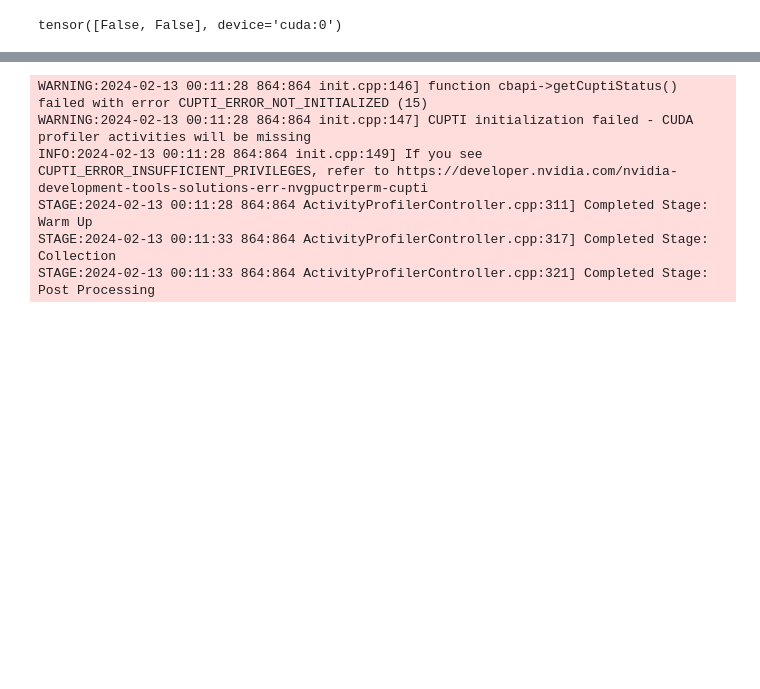
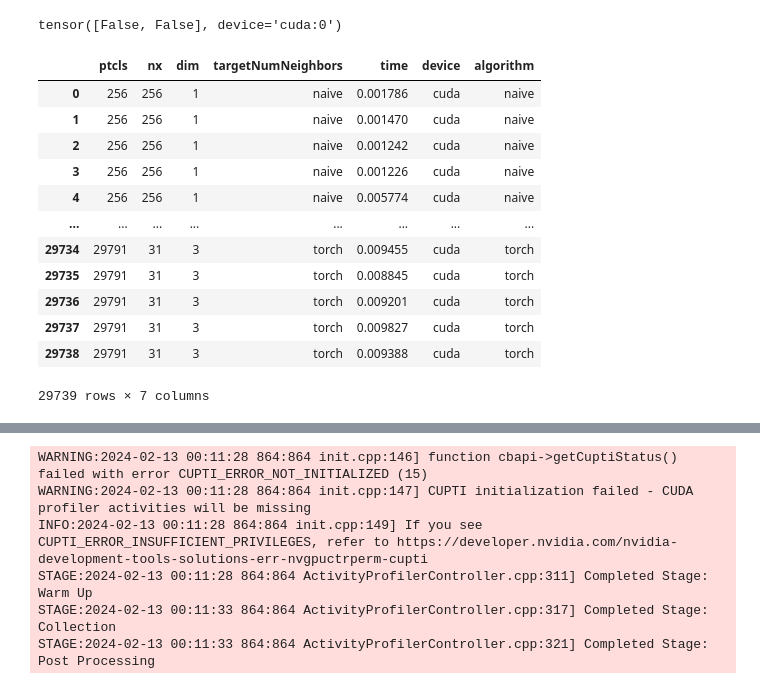
Before and after one commit to wi-re/torchCompactRadius, a Jupyter notebook: Benchmark.ipynb, the cells around one changed output, grey strips where cells are left out. Saved outputs shown, nothing was run; the diff lists cells and outputs as text; code cells hidden in the pictures; blank space fills up the shorter version.

```diff
--- a/Benchmark.ipynb
+++ b/Benchmark.ipynb
@@ -173,6 +173,22 @@ for periodic in periodics:
             t_dim.update()
         t_nx.update()
     t_periodic.update()
+# %%
+display(dataset)
+# %% [output]
+|  | ptcls | nx | dim | targetNumNeighbors | time | device | algorithm |
+| 0 | 256 | 256 | 1 | naive | 0.001786 | cuda | naive |
+| 1 | 256 | 256 | 1 | naive | 0.001470 | cuda | naive |
+| 2 | 256 | 256 | 1 | naive | 0.001242 | cuda | naive |
+| 3 | 256 | 256 | 1 | naive | 0.001226 | cuda | naive |
+| 4 | 256 | 256 | 1 | naive | 0.005774 | cuda | naive |
+| ... | ... | ... | ... | ... | ... | ... | ... |
+| 29734 | 29791 | 31 | 3 | torch | 0.009455 | cuda | torch |
+| 29735 | 29791 | 31 | 3 | torch | 0.008845 | cuda | torch |
+| 29736 | 29791 | 31 | 3 | torch | 0.009201 | cuda | torch |
+| 29737 | 29791 | 31 | 3 | torch | 0.009827 | cuda | torch |
+| 29738 | 29791 | 31 | 3 | torch | 0.009388 | cuda | torch |
+29739 rows × 7 columns
 # %%
 data = copy.deepcopy(dataset)
 data = data[data['ptcls'] > 300]
```
Also changed, not shown: parts of 2 cells of this notebook, 1 other file.
